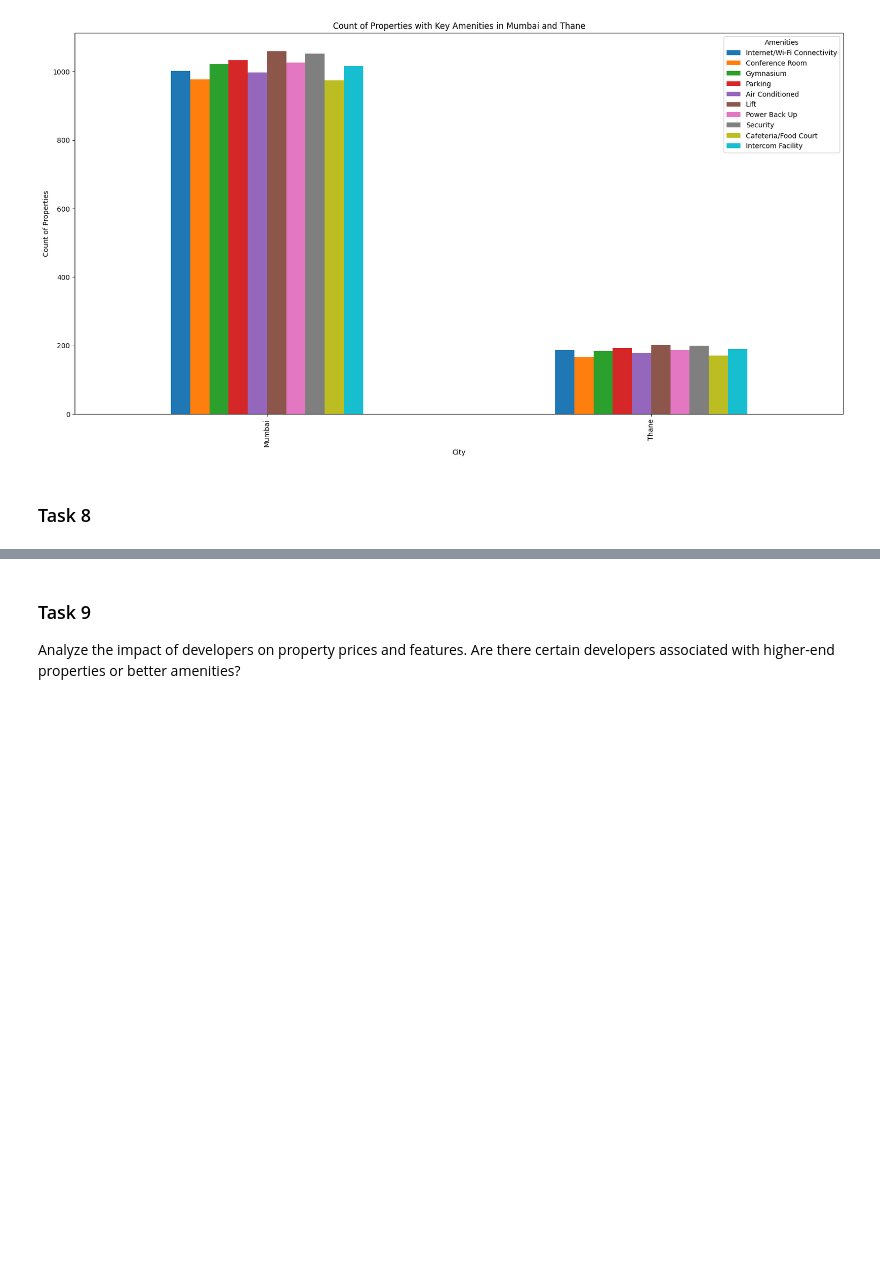
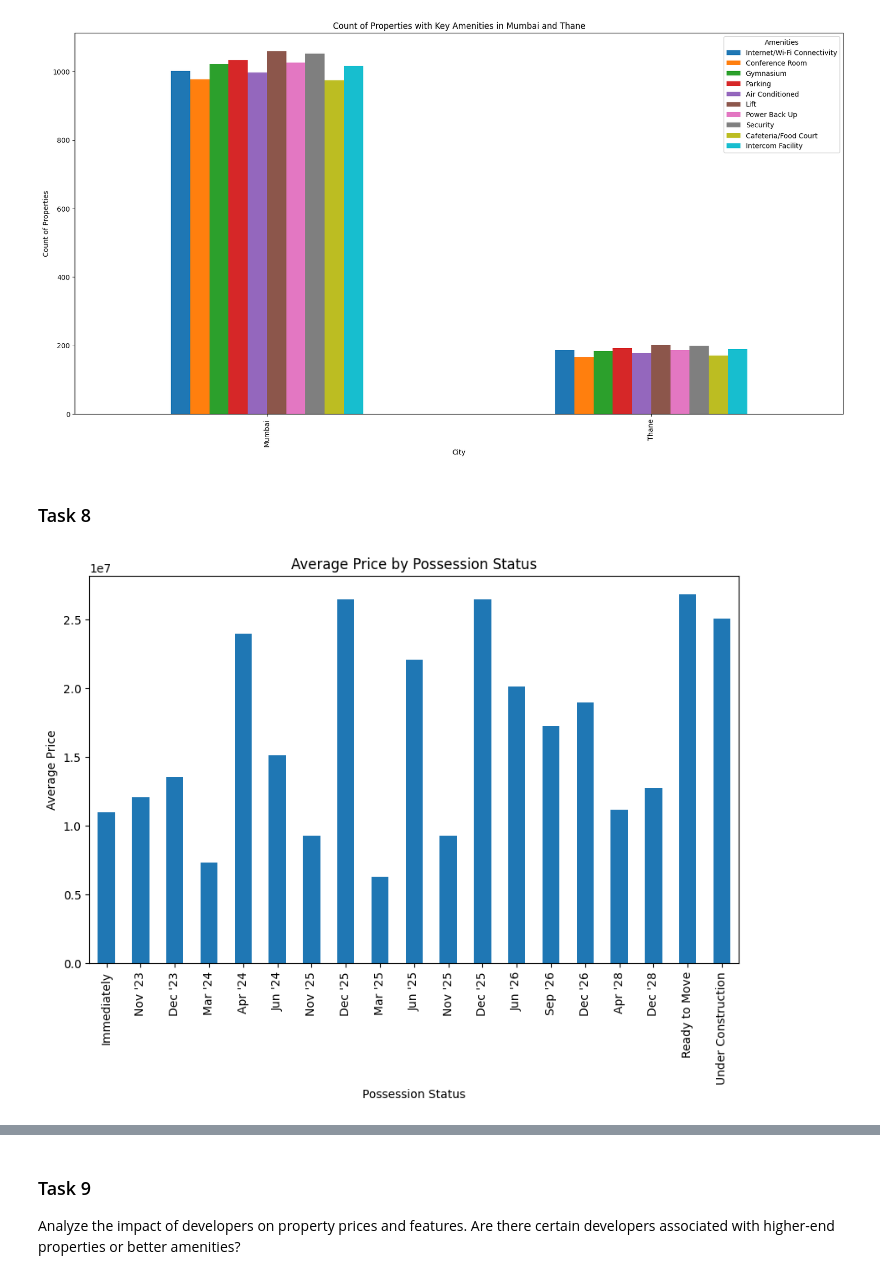
Before and after one commit to arghyawning/data-analytics-1-assignments, a Jupyter notebook: a1/51/assignment1_51.ipynb, the cells around one changed output, grey strips where cells are left out. Cells and saved outputs as stored; diff of their text form; code cells hidden in the pictures; blank space fills up the shorter version.

```diff
--- a/a1/51/assignment1_51.ipynb
+++ b/a1/51/assignment1_51.ipynb
@@ -788,12 +788,3 @@ plt.show()
 [figure]
 # %% [markdown]
 ### Task 8
-# %%
-df['Availability Starts From'].replace('NaN', pd.NA, inplace=True)
-
-# Convert "Availability Starts From" to datetime format
-df['Availability Starts From'] = pd.to_datetime(
-    df['Availability Starts From'],
-    format="%b '%y",
-    errors='coerce'
-)
@@ -808,0 +791,39 @@ under_construction = under_construction.sort_values(by='Availability Starts From
+# %%
+# compare the average price for each possession status
+possession_status = df["Possession Status"].unique()
+possession_status = possession_status[possession_status != "Select Date"]
+possession_status
+possession_status_summary = df.groupby("Possession Status")["Price"].mean()
+
+possession_status_summary = possession_status_summary.reindex(
+    [
+        "Immediately",
+        "Nov '23",
+        "Dec '23",
+        "Mar '24",
+        "Apr '24",
+        "Jun '24",
+        "Nov '25",
+        "Dec '25",
+        "Mar '25",
+        "Jun '25",
+        "Nov '25",
+        "Dec '25",
+        "Jun '26",
+        "Sep '26",
+        "Dec '26",
+        "Apr '28",
+        "Dec '28",
+        "Ready to Move",
+        "Under Construction",
+    ]
+)
+
+
+possession_status_summary.plot(kind="bar", figsize=(10, 6))
+plt.title("Average Price by Possession Status")
+plt.ylabel("Average Price")
+plt.xlabel("Possession Status")
+plt.show()
+# %% [output]
+[figure, added]
```
Also changed, not shown: parts of 8 cells of this notebook, 1 other file.
